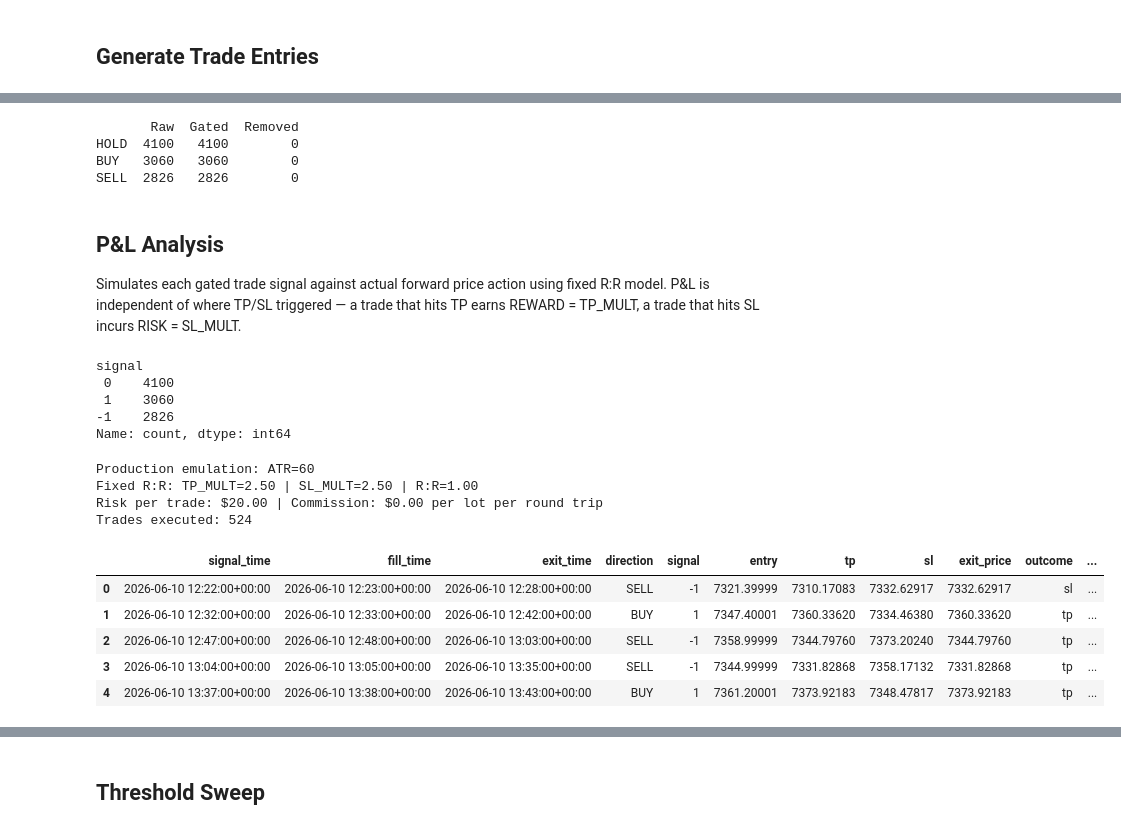
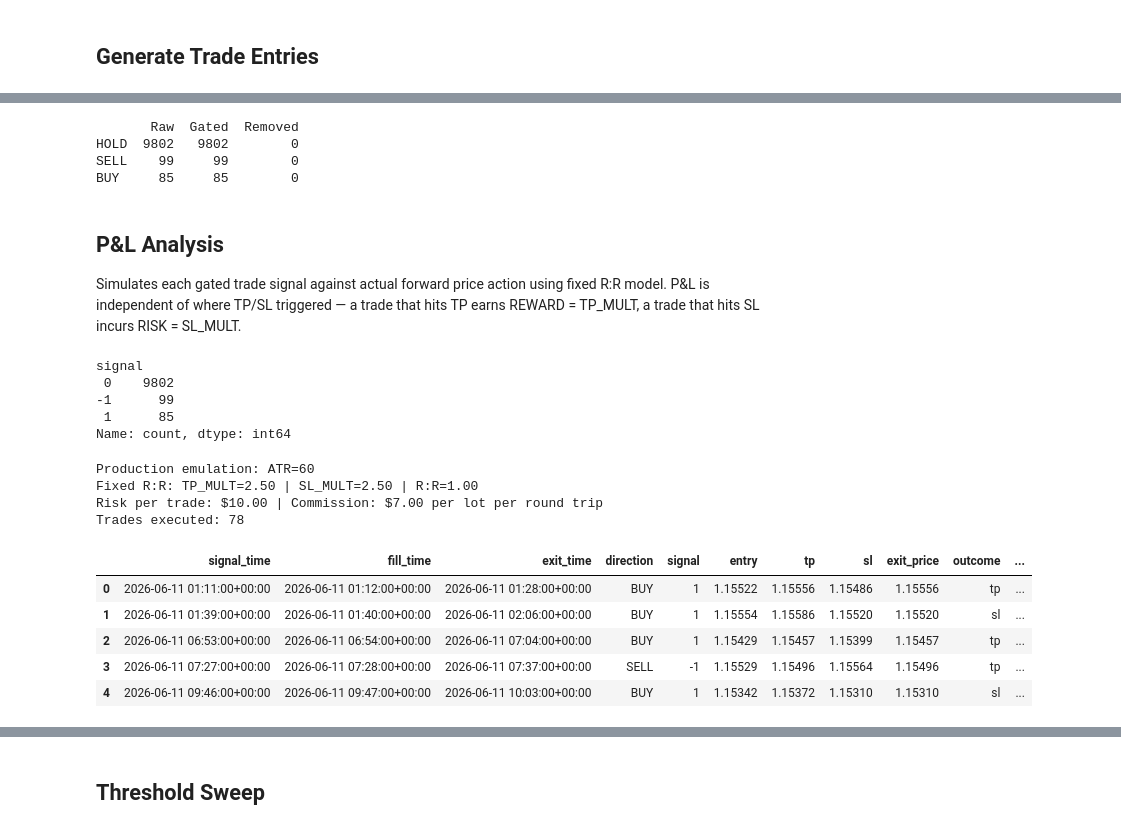
Before and after one commit to StuartJamesH/MQL-RegressionLab, a Jupyter notebook: ModelWorkbench/3.1 Backtest LGBM Regression.ipynb, the cells around one changed output, grey strips where cells are left out. Saved outputs shown, nothing was run; the diff lists cells and outputs as text; code cells hidden in the pictures.

```diff
--- a/ModelWorkbench/3.1 Backtest LGBM Regression.ipynb
+++ b/ModelWorkbench/3.1 Backtest LGBM Regression.ipynb
@@ -16,8 +16,8 @@ from IPython.display import display
 warnings.filterwarnings('ignore')
 # %%
 # --- Configuration ---
-MODEL_PACK_PATH = r'ModelPacks\US500_M1_520weeks_LightGBM_20260629_spearman_prod_model.pkl'
-DS_NAME = r'..\data\US500_M1_520weeks.csv'
+MODEL_PACK_PATH = r'ModelPacks\EURUSD_M1_520weeks_LightGBM_20260629_spearman_prod_model.pkl'
+DS_NAME = r'..\data\EURUSD_M1_520weeks.csv'
 EVAL_START = None
 EVAL_END = None
 N_ROWS = 10_000
@@ -27,10 +27,11 @@ TP_MULT = None  # Use model pack values
 SL_MULT = None  # Use model pack values
 
 # Production-parity execution settings
-TRADE_THRESHOLD   = 0.80
-QUALITY_THRESHOLD = 0.00
+TRADE_THRESHOLD   = 0.90
+QUALITY_THRESHOLD = 0.60
 PATIENCE = 1
 ENTRY_BUFFER = 0.00001
+MAX_POS_SIZE = 0.35  # If not None, filters out trades with position_size > MAX_POS_SIZE
 TRADING_HOURS = None  # If the pack provides a restricted session, we will use it.
 
 # Directional backtest settings
@@ -39,8 +40,8 @@ LOOKAHEAD_BARS = 30
 # --- For EURUSD, adjust as needed ---
 TOP_PCTS = (0.01, 0.05, 0.10)
 PIP_SIZE = 0.0001
-RISK = 20.0
-COMMISSION_USD = 0.00
+RISK = 10.0
+COMMISSION_USD = 7.00
 
 # Analysis-only gates. Leave off for the production emulation path.
 GATE_BREAKOUT = True
@@ -322,9 +323,9 @@ summary['Removed'] = summary['Raw'] - summary['Gated']
 print(f"\n{summary.to_string()}")
 # %% [output]
        Raw  Gated  Removed
-HOLD  4100   4100        0
-BUY   3060   3060        0
-SELL  2826   2826        0
+HOLD  9802   9802        0
+SELL    99     99        0
+BUY     85     85        0
 # %%
 from talib import EMA as talib_EMA
 from Learn.labels import super_smoother
@@ -447,9 +448,9 @@ a trade that hits SL incurs RISK = SL_MULT.
 df_gated['signal'].value_counts()
 # %% [output]
 signal
- 0    4100
- 1    3060
--1    2826
+ 0    9802
+-1      99
+ 1      85
 Name: count, dtype: int64
 # %%
 import talib
@@ -474,7 +475,8 @@ def _in_restricted_hours(ts, trading_hours):
 
 
 def simulate_production_trades(signal_frame, *, atr_window, tp_mult, sl_mult, patience, entry_buffer, trading_hours,
-                                risk_per_trade=RISK, commission_per_lot=COMMISSION_USD):
+                                risk_per_trade=RISK, commission_per_lot=COMMISSION_USD,
+                                max_pos_size=None):
     df_sim = signal_frame.copy().reset_index(drop=True)
     df_sim['atr'] = talib.ATR(df_sim['High'], df_sim['Low'], df_sim['Close'], timeperiod=atr_window)
 
@@ -620,6 +622,10 @@ def simulate_production_trades(signal_frame, *, atr_window, tp_mult, sl_mult, pa
         sl_distance = abs(float(entry) - float(sl))
         position_size = (risk_per_trade / sl_distance) / 100_000.0 if sl_distance > 0 else 0.0
 
+        # Filter out trades where position size exceeds max_pos_size
+        if max_pos_size is not None and position_size > max_pos_size:
+            continue
+
         pending_order = {
             'signal_time': bar_time,
             'side': side,
@@ -665,40 +671,41 @@ def simulate_production_trades(signal_frame, *, atr_window, tp_mult, sl_mult, pa
             'atr_pips': round(float(open_position['atr']) / PIP_SIZE, 2),
             'hold_bars': int(len(df_sim) - 1 - open_position['entry_index']),
             'buy_prob': float(signal_row['pred_long']),
             'sell_prob': float(signal_row['pred_short']),
             'quality': float(signal_row['quality']),
         })
 
     trades_df = pd.DataFrame(trades)
     return df_sim, trades_df
 
 
 df_sim, trades = simulate_production_trades(
     df_gated,
     atr_window=atr_window,
     tp_mult=tp_mult,
     sl_mult=sl_mult,
     patience=PATIENCE,
     entry_buffer=ENTRY_BUFFER,
     trading_hours=TRADING_HOURS,
     risk_per_trade=RISK,
     commission_per_lot=COMMISSION_USD,
+    max_pos_size=MAX_POS_SIZE,
 )
 
 print(f'Trades executed: {len(trades):,}')
 if len(trades) > 0:
     display(trades.head())
 # %% [output]
 Production emulation: ATR=60
 Fixed R:R: TP_MULT=2.50 | SL_MULT=2.50 | R:R=1.00
-Risk per trade: $20.00 | Commission: $0.00 per lot per round trip
-Trades executed: 524
+Risk per trade: $10.00 | Commission: $7.00 per lot per round trip
+Trades executed: 78
 |  | signal_time | fill_time | exit_time | direction | signal | entry | tp | sl | exit_price | outcome | ... |
-| 0 | 2026-06-10 12:22:00+00:00 | 2026-06-10 12:23:00+00:00 | 2026-06-10 12:28:00+00:00 | SELL | -1 | 7321.39999 | 7310.17083 | 7332.62917 | 7332.62917 | sl | ... |
-| 1 | 2026-06-10 12:32:00+00:00 | 2026-06-10 12:33:00+00:00 | 2026-06-10 12:42:00+00:00 | BUY | 1 | 7347.40001 | 7360.33620 | 7334.46380 | 7360.33620 | tp | ... |
-| 2 | 2026-06-10 12:47:00+00:00 | 2026-06-10 12:48:00+00:00 | 2026-06-10 13:03:00+00:00 | SELL | -1 | 7358.99999 | 7344.79760 | 7373.20240 | 7344.79760 | tp | ... |
-| 3 | 2026-06-10 13:04:00+00:00 | 2026-06-10 13:05:00+00:00 | 2026-06-10 13:35:00+00:00 | SELL | -1 | 7344.99999 | 7331.82868 | 7358.17132 | 7331.82868 | tp | ... |
-| 4 | 2026-06-10 13:37:00+00:00 | 2026-06-10 13:38:00+00:00 | 2026-06-10 13:43:00+00:00 | BUY | 1 | 7361.20001 | 7373.92183 | 7348.47817 | 7373.92183 | tp | ... |
+| 0 | 2026-06-11 01:11:00+00:00 | 2026-06-11 01:12:00+00:00 | 2026-06-11 01:28:00+00:00 | BUY | 1 | 1.15522 | 1.15556 | 1.15486 | 1.15556 | tp | ... |
+| 1 | 2026-06-11 01:39:00+00:00 | 2026-06-11 01:40:00+00:00 | 2026-06-11 02:06:00+00:00 | BUY | 1 | 1.15554 | 1.15586 | 1.15520 | 1.15520 | sl | ... |
+| 2 | 2026-06-11 06:53:00+00:00 | 2026-06-11 06:54:00+00:00 | 2026-06-11 07:04:00+00:00 | BUY | 1 | 1.15429 | 1.15457 | 1.15399 | 1.15457 | tp | ... |
+| 3 | 2026-06-11 07:27:00+00:00 | 2026-06-11 07:28:00+00:00 | 2026-06-11 07:37:00+00:00 | SELL | -1 | 1.15529 | 1.15496 | 1.15564 | 1.15496 | tp | ... |
+| 4 | 2026-06-11 09:46:00+00:00 | 2026-06-11 09:47:00+00:00 | 2026-06-11 10:03:00+00:00 | BUY | 1 | 1.15342 | 1.15372 | 1.15310 | 1.15310 | sl | ... |
 # %%
 trades
 # %% [output]
```
Also changed, not shown: parts of 10 cells of this notebook, 1 other file.
